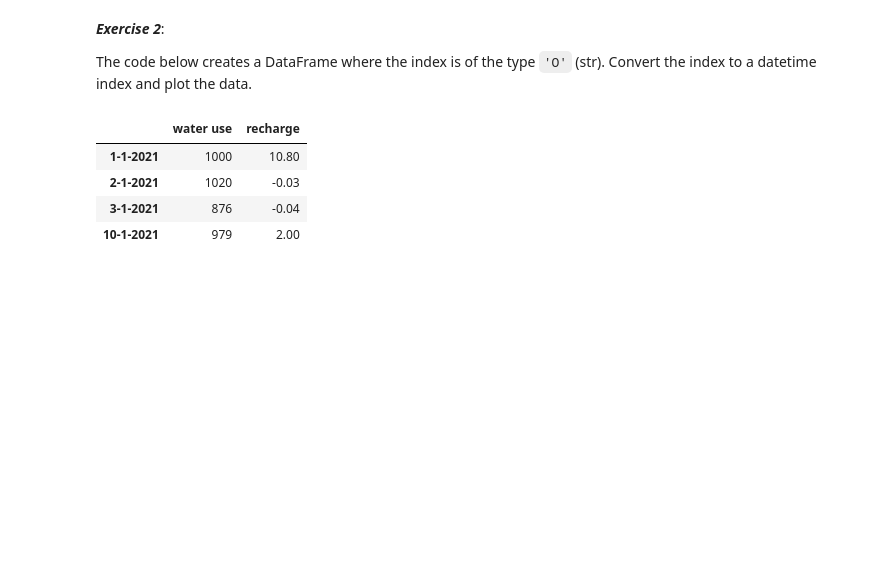
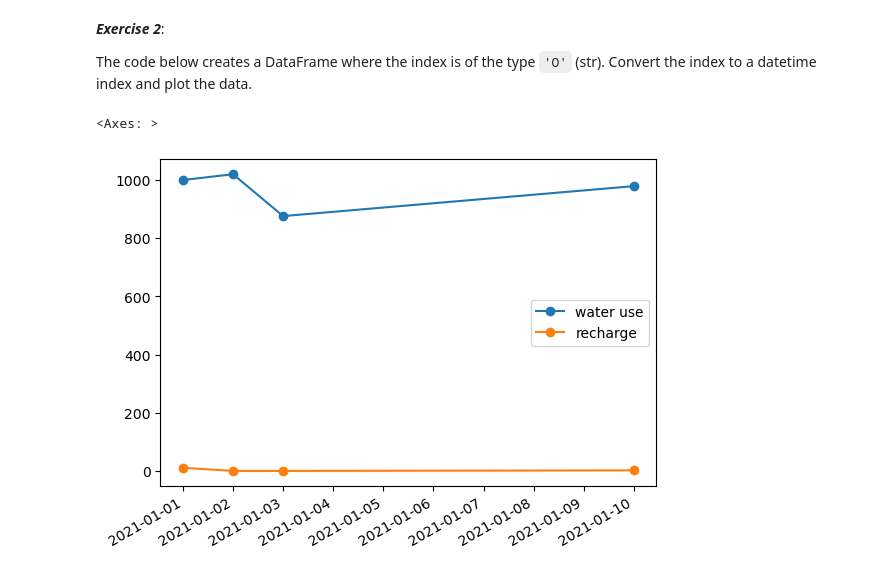
Before and after one commit to vincentpost/PythonMasterclass, a Jupyter notebook: session_4_pandas.ipynb, the cells around one changed output. Saved outputs shown, nothing was run; the diff lists cells and outputs as text; code cells hidden in the pictures; blank space fills up the shorter version.

```diff
--- a/session_4_pandas.ipynb
+++ b/session_4_pandas.ipynb
@@ -215,12 +220,11 @@ The code below creates a DataFrame where the index is of the type `'O'` (str). C
 # %%
 # Modify the code below
 df = pd.DataFrame(index=['1-1-2021', '2-1-2021','3-1-2021','10-1-2021'],
                   data={'water use':[1000, 1020, 876, 979],
                         'recharge':[10.8, -0.03, -0.04, 2.0]})
 df
+df.index= pd.to_datetime(df.index, format='%d-%m-%Y')
+df.plot(marker='o')
 # %% [output]
-|  | water use | recharge |
-| 1-1-2021 | 1000 | 10.80 |
-| 2-1-2021 | 1020 | -0.03 |
-| 3-1-2021 | 876 | -0.04 |
-| 10-1-2021 | 979 | 2.00 |
+<Axes: >
+[figure, added]
```
Also changed, not shown: parts of 5 cells of this notebook, 1 other file.
